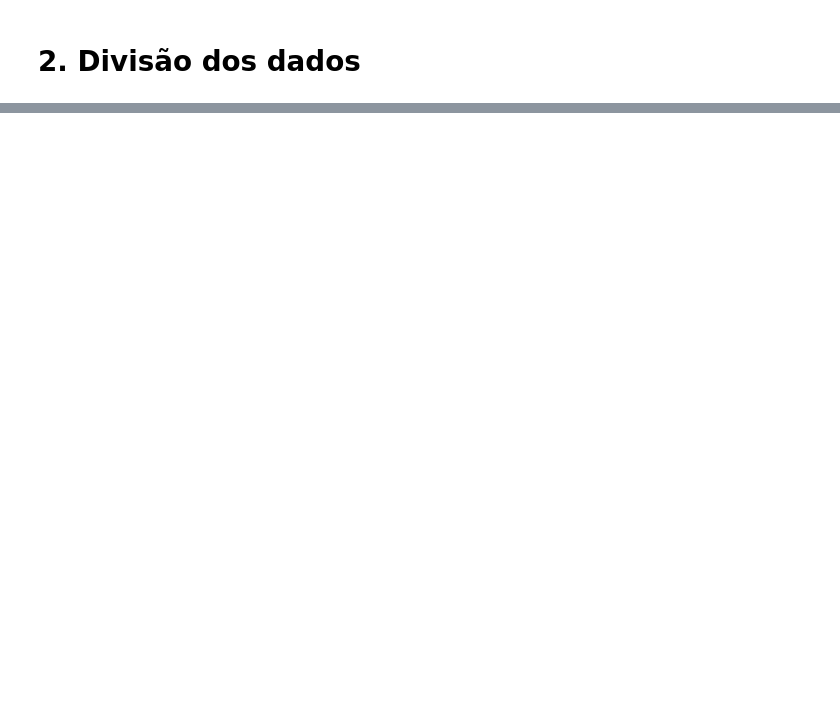
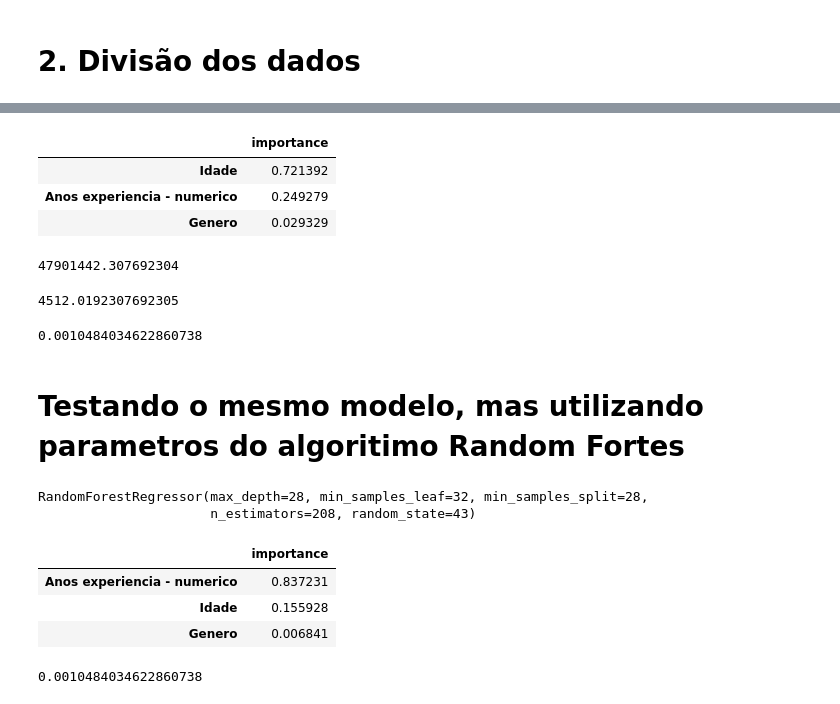
Before and after one commit to renansko/LPA, a Jupyter notebook: Exe_1.ipynb, the cells around one changed output, grey strips where cells are left out. Drawn from its saved outputs; the diff is of its cells as text; code cells hidden in the pictures; blank space fills up the shorter version.

```diff
--- a/Exe_1.ipynb
+++ b/Exe_1.ipynb
@@ -486,0 +543,2 @@ plt.show()
+# %%
+X_train, X_test , y_train, y_test = train_test_split(x, y, test_size=0.3, random_state=42)
@@ -486,0 +581,25 @@ plt.show()
+# %%
+model_rf.feature_importances_
+feature_importances = pd.DataFrame(model_rf.feature_importances_, index = X_train.columns, columns=['importance']).sort_values('importance', ascending=False)
+feature_importances
+# %% [output]
+|  | importance |
+| Idade | 0.721392 |
+| Anos experiencia - numerico | 0.249279 |
+| Genero | 0.029329 |
+# %%
+mse = mean_squared_error(y_test, valores_preditos_rf)
+mse
+# %% [output]
+47901442.307692304
+# %%
+mae = mean_absolute_error(y_test, valores_preditos_rf)
+mae
+# %% [output]
+4512.0192307692305
+# %%
+r2_score(y_test, valores_preditos_rf)
+# %% [output]
+0.0010484034622860738
+# %% [markdown]
+# Testando o mesmo modelo, mas utilizando parametros do algoritimo Random Fortes
@@ -486,0 +609,20 @@ plt.show()
+# %%
+model_rf_parametros.fit(X_train, y_train)
+# %% [output]
+RandomForestRegressor(max_depth=28, min_samples_leaf=32, min_samples_split=28,
+                      n_estimators=208, random_state=43)
+# %%
+model_rf_parametros.feature_importances_
+feature_importances = pd.DataFrame(model_rf_parametros.feature_importances_, index = X_train.columns, columns=['importance']).sort_values('importance', ascending=False)
+feature_importances
+# %% [output]
+|  | importance |
+| Anos experiencia - numerico | 0.837231 |
+| Idade | 0.155928 |
+| Genero | 0.006841 |
+# %%
+mse = mean_squared_error(y_test, valores_preditos_rf)
+mae = mean_absolute_error(y_test, valores_preditos_rf)
+r2_score(y_test, valores_preditos_rf)
+# %% [output]
+0.0010484034622860738
```
Also changed, not shown: parts of 33 cells of this notebook.
